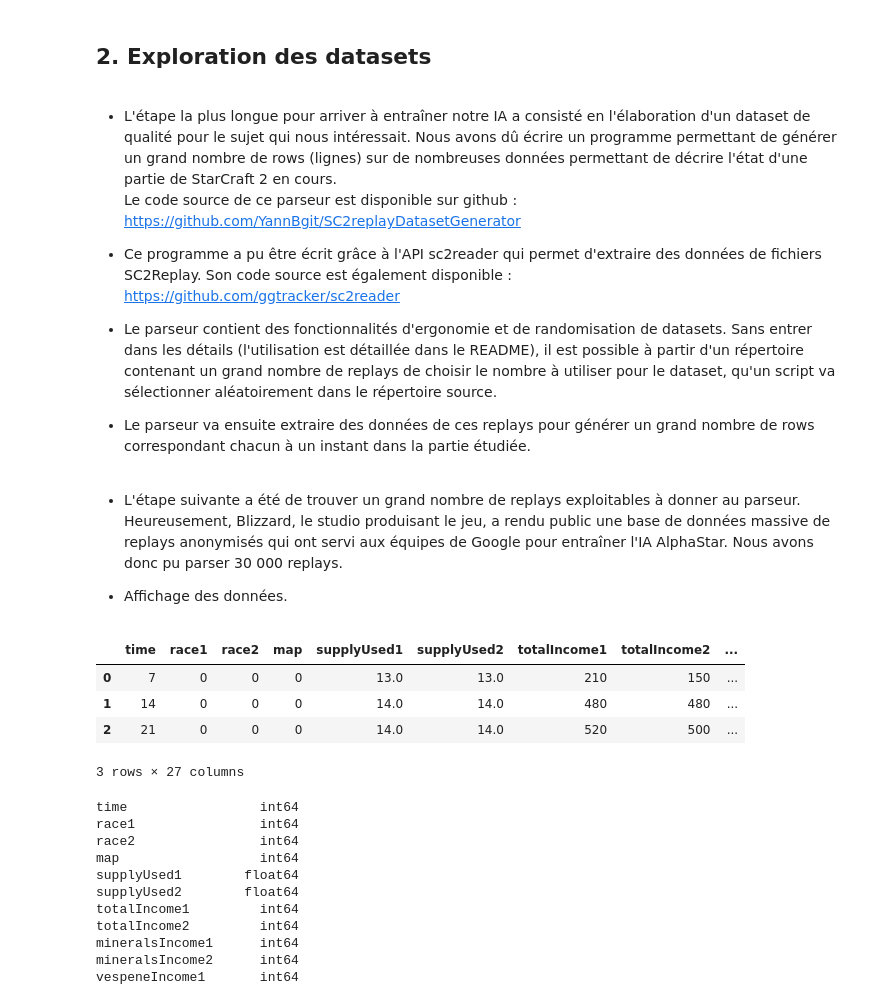
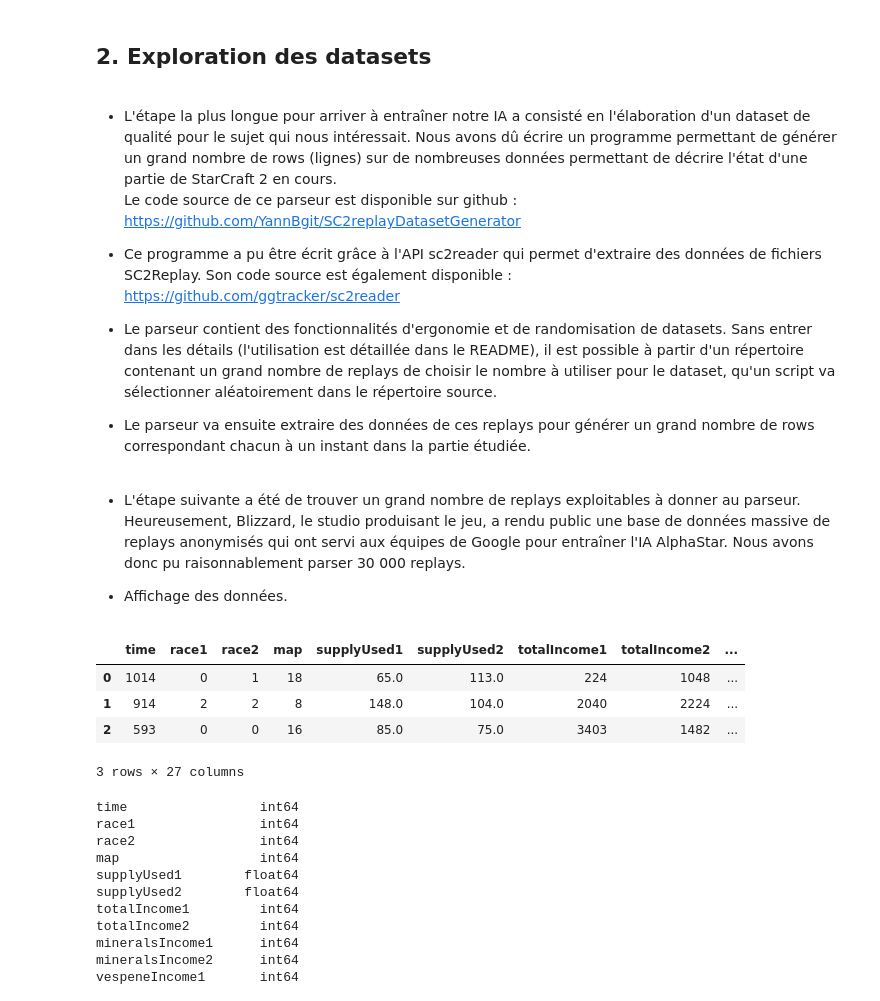
Before and after one commit to YannBgit/IApredictionDeResultatsStarCraft2, a Jupyter notebook: starcraft.ipynb, the cells around one changed output. Drawn from its saved outputs; the diff is of its cells as text; code cells hidden in the pictures.

```diff
--- a/starcraft.ipynb
+++ b/starcraft.ipynb
@@ -32,16 +32,16 @@ https://github.com/ggtracker/sc2reader
 
 - Le parseur contient des fonctionnalités d'ergonomie et de randomisation de datasets. Sans entrer dans les détails (l'utilisation est détaillée dans le README), il est possible à partir d'un répertoire contenant un grand nombre de replays de choisir le nombre à utiliser pour le dataset, qu'un script va sélectionner aléatoirement dans le répertoire source.<br>
 - Le parseur va ensuite extraire des données de ces replays pour générer un grand nombre de rows correspondant chacun à un instant dans la partie étudiée.<br><br>
-- L'étape suivante a été de trouver un grand nombre de replays exploitables à donner au parseur. Heureusement, Blizzard, le studio produisant le jeu, a rendu public une base de données massive de replays anonymisés qui ont servi aux équipes de Google pour entraîner l'IA AlphaStar. Nous avons donc pu parser 30 000 replays.
+- L'étape suivante a été de trouver un grand nombre de replays exploitables à donner au parseur. Heureusement, Blizzard, le studio produisant le jeu, a rendu public une base de données massive de replays anonymisés qui ont servi aux équipes de Google pour entraîner l'IA AlphaStar. Nous avons donc pu raisonnablement parser 30 000 replays.
 - Affichage des données.
 # %%
-data = pd.read_csv("archive/dataset.csv")
+data = pd.read_csv("archive/shuffledDataset.csv")
 data.head(3)
 # %% [output]
 |  | time | race1 | race2 | map | supplyUsed1 | supplyUsed2 | totalIncome1 | totalIncome2 | ... |
-| 0 | 7 | 0 | 0 | 0 | 13.0 | 13.0 | 210 | 150 | ... |
-| 1 | 14 | 0 | 0 | 0 | 14.0 | 14.0 | 480 | 480 | ... |
-| 2 | 21 | 0 | 0 | 0 | 14.0 | 14.0 | 520 | 500 | ... |
+| 0 | 1014 | 0 | 1 | 18 | 65.0 | 113.0 | 224 | 1048 | ... |
+| 1 | 914 | 2 | 2 | 8 | 148.0 | 104.0 | 2040 | 2224 | ... |
+| 2 | 593 | 0 | 0 | 16 | 85.0 | 75.0 | 3403 | 1482 | ... |
 3 rows × 27 columns
 # %%
 data.dtypes
```
Also changed, not shown: parts of 37 cells of this notebook, 4 other files.
